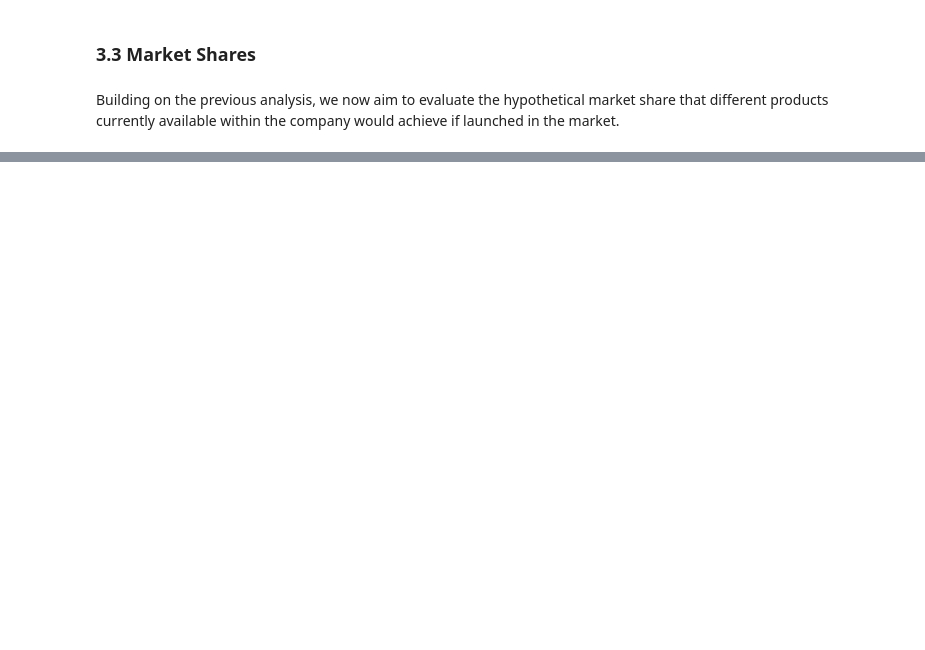
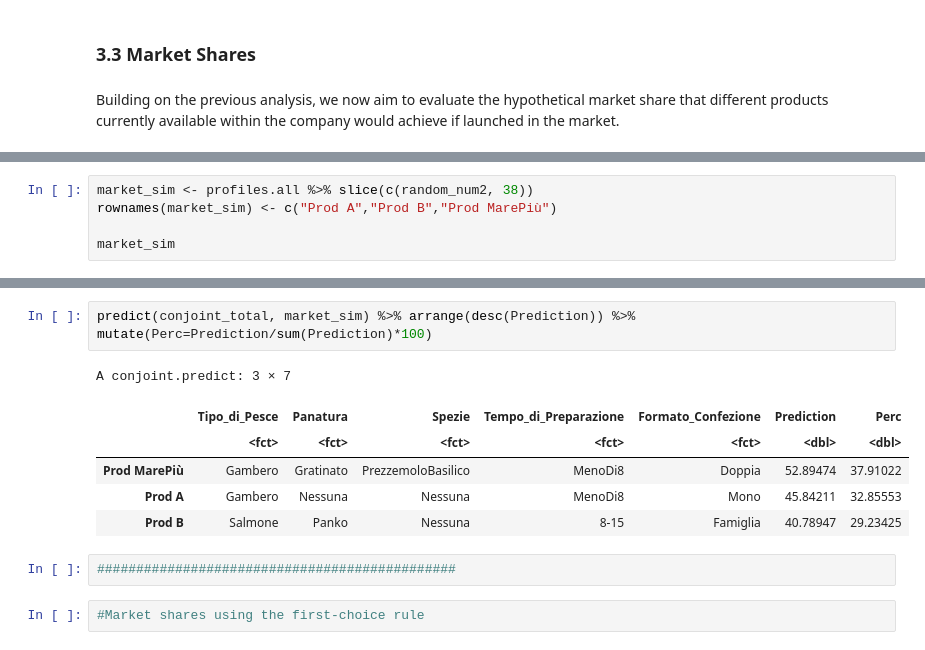
Before and after one commit to AngelicaLongo/Marketing-analytics-, a Jupyter notebook: Conjoint.ipynb, the cells around one changed output, grey strips where cells are left out. Drawn from its saved outputs; the diff is of its cells as text; blank space fills up the shorter version.

```diff
--- a/Conjoint.ipynb
+++ b/Conjoint.ipynb
@@ -882,0 +852,5 @@ conjoint_data$id_respondent <- as.factor(conjoint_data$id_respondent)
+# %%
+market_sim <- profiles.all %>% slice(c(random_num2, 38))
+rownames(market_sim) <- c("Prod A","Prod B","Prod MarePiù")
+
+market_sim
@@ -882,0 +864,13 @@ conjoint_data$id_respondent <- as.factor(conjoint_data$id_respondent)
+# %%
+predict(conjoint_total, market_sim) %>% arrange(desc(Prediction)) %>% mutate(Perc=Prediction/sum(Prediction)*100)
+# %% [output]
+A conjoint.predict: 3 × 7
+|  | Tipo_di_Pesce | Panatura | Spezie | Tempo_di_Preparazione | Formato_Confezione | Prediction | Perc |
+|  | <fct> | <fct> | <fct> | <fct> | <fct> | <dbl> | <dbl> |
+| Prod MarePiù | Gambero | Gratinato | PrezzemoloBasilico | MenoDi8 | Doppia | 52.89474 | 37.91022 |
+| Prod A | Gambero | Nessuna | Nessuna | MenoDi8 | Mono | 45.84211 | 32.85553 |
+| Prod B | Salmone | Panko | Nessuna | 8-15 | Famiglia | 40.78947 | 29.23425 |
+# %%
+##############################################
+# %%
+#Market shares using the first-choice rule
```
Also changed, not shown: parts of 47 cells of this notebook.
